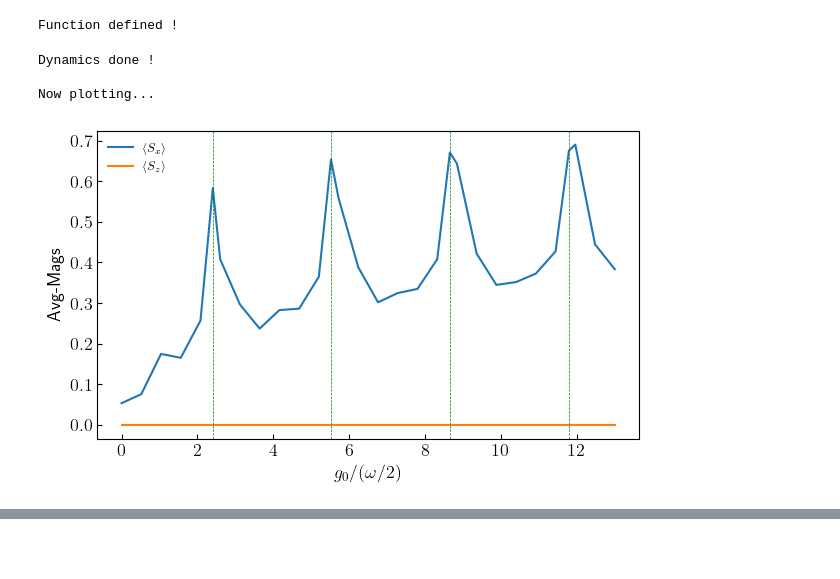
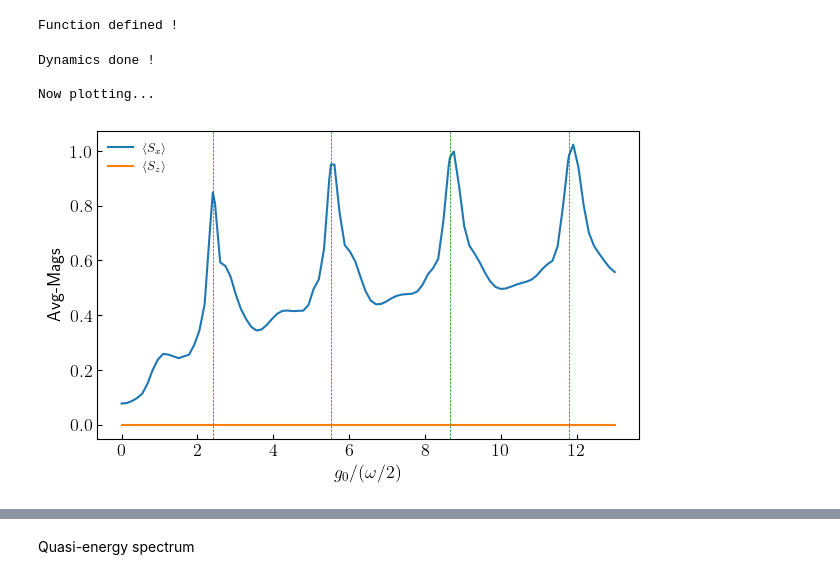
Before and after one commit to rahmahi/DMBL-Engine, a Jupyter notebook: Codes/transverse_photonic_time_evolve_pT.ipynb, the cells around one changed output, grey strips where cells are left out. Cells and saved outputs as stored; diff of their text form; code cells hidden in the pictures; blank space fills up the shorter version.

```diff
--- a/Codes/transverse_photonic_time_evolve_pT.ipynb
+++ b/Codes/transverse_photonic_time_evolve_pT.ipynb
@@ -833,7 +833,7 @@ def run_dynamics(args):
     H_td = [H0, [H1, g_t], H3]
     #H_td = [H0, [H1, g_t]]
 
-    result = mesolve(H_td, psi0, tlist, e_ops=[H1/(N+n_ph), H2/N], args=args)
+    result = mesolve(H_td, psi0, tlist, e_ops=[H1/(N+n_ph/2), H2/N], args=args)
     op_Sx_avg = np.average(result.expect[0])
     op_Sz_avg = np.average(result.expect[1])
     return op_Sx_avg, op_Sz_avg
@@ -844,14 +844,12 @@ print("Function defined !")
 Function defined !
 # %%
 %%time
-
 import numpy as np
 import matplotlib.pyplot as plt
 from qutip import tensor, qeye, destroy, basis, sigmax, sesolve
 from scipy.special import jn_zeros
 from tqdm import tqdm
 from multiprocessing import Pool
-
 
 plt.rcParams.update({"figure.figsize": (7, 4), "text.usetex": True, "font.size": 13})
 
@@ -869,7 +867,7 @@ omega0 = 0
 beta = float('inf')
 Jvalue = 1
 omega = 20
-g0s = np.linspace(0, 13, 26) *  omega / 4
+g0s = np.linspace(0, 13, 96) *  omega / 4
 g0s = np.sort(np.append(g0s, frz * omega / 4))
 
 # time
@@ -881,31 +879,31 @@ opts = Options(nsteps=1e5, num_cpus=1, openmp_threads=1)
 
 # evolve
 tlist = np.linspace(0, ttop,  ttop * 20 + 1)
 
 args = [{'omega': omega, 'g0': g0, 'opts':opts, 'tlist': tlist,\
     'beta':beta, 'Jvalue': Jvalue, 'N': N,\
         'n_ph': n_ph, 'hbar': hbar, 'omegaC': omegaC, 'omega0': omega0} for g0 in g0s]
 
 results = p.map(run_dynamics, tqdm(args))
 
 print("Dynamics done ! \n\nNow plotting...")
 results = np.array(results)
 Sx_avgs = results[:, 0]
 Sz_avgs = results[:, 1]
 
 plt.plot(4 * g0s/omega , Sx_avgs, label=r'$\langle S_x \rangle$')
 plt.plot(4 * g0s/omega , Sz_avgs, label=r'$\langle S_z \rangle$')
 plt.xlabel(r'$g_0 / ( \omega / 2)$')
 plt.ylabel('Avg-Mags')
 
 for i in frz:
     plt.axvline(x = i, ls = '--', color = 'green', lw = 0.5)
 
 plt.tick_params(which='both', direction='in')
 plt.legend(frameon=False, fontsize = 9, loc = 'best')
 plt.show()
 # %% [output]
 Dynamics done !
 
 Now plotting...
-[figure, old version]
+[figure, new version]
@@ -913,0 +912,2 @@ Wall time: 29.3 s
+# %% [markdown]
+Quasi-energy spectrum
```
Also changed, not shown: parts of 14 cells of this notebook.
